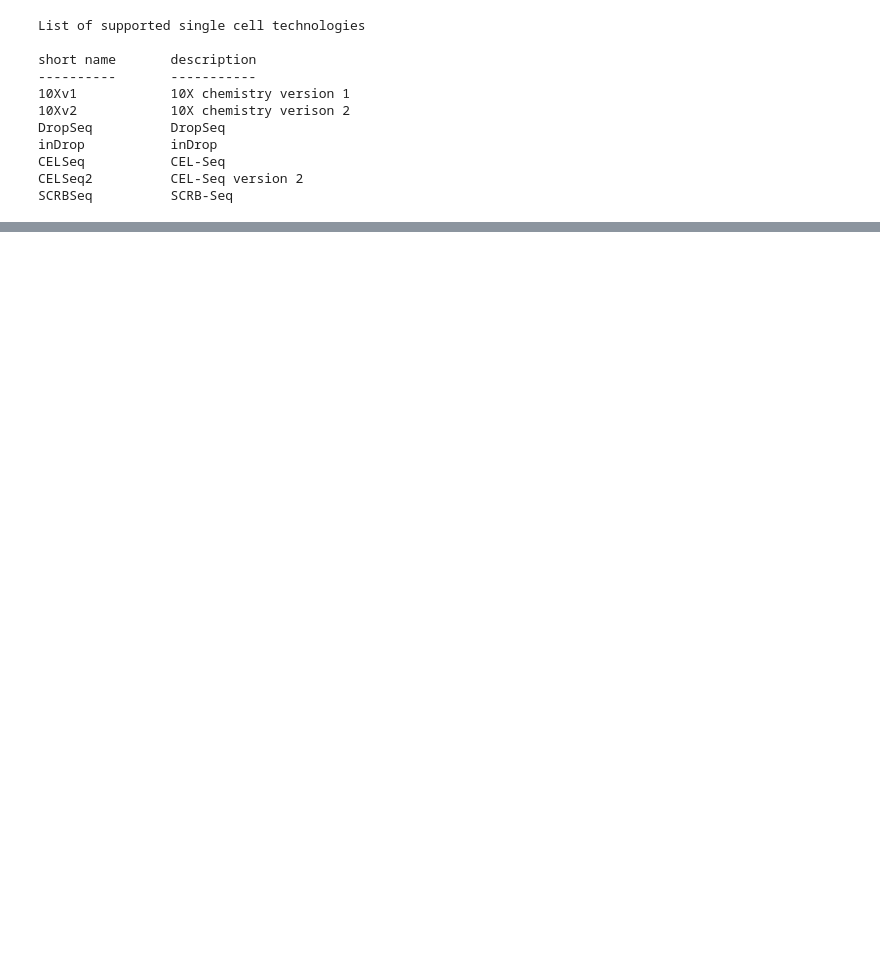
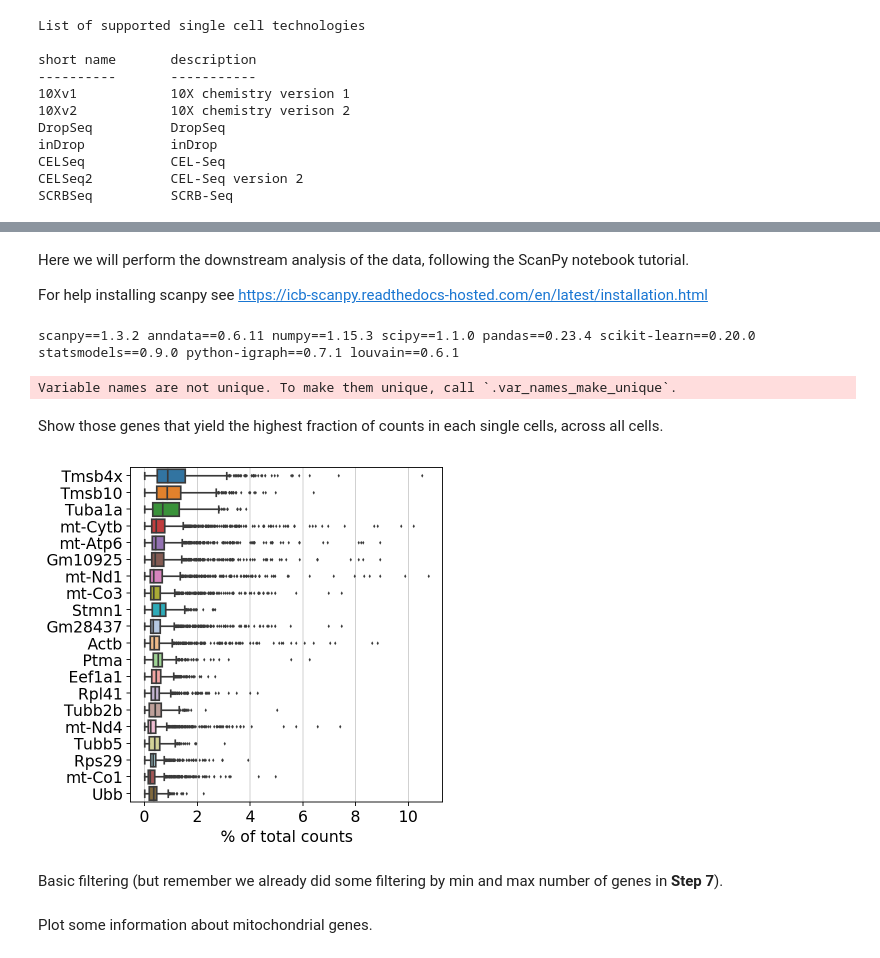
Before and after one commit to BUStools/BUS_notebooks_python, a Jupyter notebook: dataset-notebooks/10x_neuron_1k_v2chem_python/10x_neuron_1k_v2chem.ipynb, the cells around one changed output, grey strips where cells are left out. Drawn from its saved outputs; the diff is of its cells as text; code cells hidden in the pictures; blank space fills up the shorter version.

Commit message:
cleaned up jupyter notebook, added busparser file

```diff
--- a/dataset-notebooks/10x_neuron_1k_v2chem_python/10x_neuron_1k_v2chem.ipynb
+++ b/dataset-notebooks/10x_neuron_1k_v2chem_python/10x_neuron_1k_v2chem.ipynb
@@ -521,0 +193,22 @@ sc.pl.pca(adata)
+# %% [markdown]
+Here we will perform the downstream analysis of the data, following the ScanPy notebook tutorial.
+
+For help installing scanpy see https://icb-scanpy.readthedocs-hosted.com/en/latest/installation.html
+# %%
+import numpy as np
+import pandas as pd
+import matplotlib.pyplot as pl
+import scanpy.api as sc
+
+sc.settings.verbosity = 1  # verbosity: errors (0), warnings (1), info (2), hints (3)
+sc.settings.set_figure_params(dpi=80)  # low dpi (dots per inch) yields small inline figures
+sc.logging.print_versions()
+results_file = './neuron_1k_v2.h5ad'
+# %% [output]
+scanpy==1.3.2 anndata==0.6.11 numpy==1.15.3 scipy==1.1.0 pandas==0.23.4 scikit-learn==0.20.0 statsmodels==0.9.0 python-igraph==0.7.1 louvain==0.6.1
+# %%
+adata = sc.read('./bus_output/matrix.mtx', cache=True).T  # transpose the data
+adata.var_names = pd.read_csv('./bus_output/genes.tsv', delimiter="\t", header=None)[1]
+adata.obs_names = pd.read_csv('./bus_output/barcodes.tsv', header=None)[0]
+# %% [output]
+Variable names are not unique. To make them unique, call `.var_names_make_unique`.
@@ -521,0 +217,8 @@ sc.pl.pca(adata)
+# %% [markdown]
+Show those genes that yield the highest fraction of counts in each single cells, across all cells.
+# %%
+sc.pl.highest_expr_genes(adata, n_top=20)
+# %% [output]
+[figure, added]
+# %% [markdown]
+Basic filtering (but remember we already did some filtering by min and max number of genes in **Step 7**).
@@ -521,0 +228,2 @@ sc.pl.pca(adata)
+# %% [markdown]
+Plot some information about mitochondrial genes.
```
Also changed, not shown: parts of 101 cells of this notebook, 1 other file.
